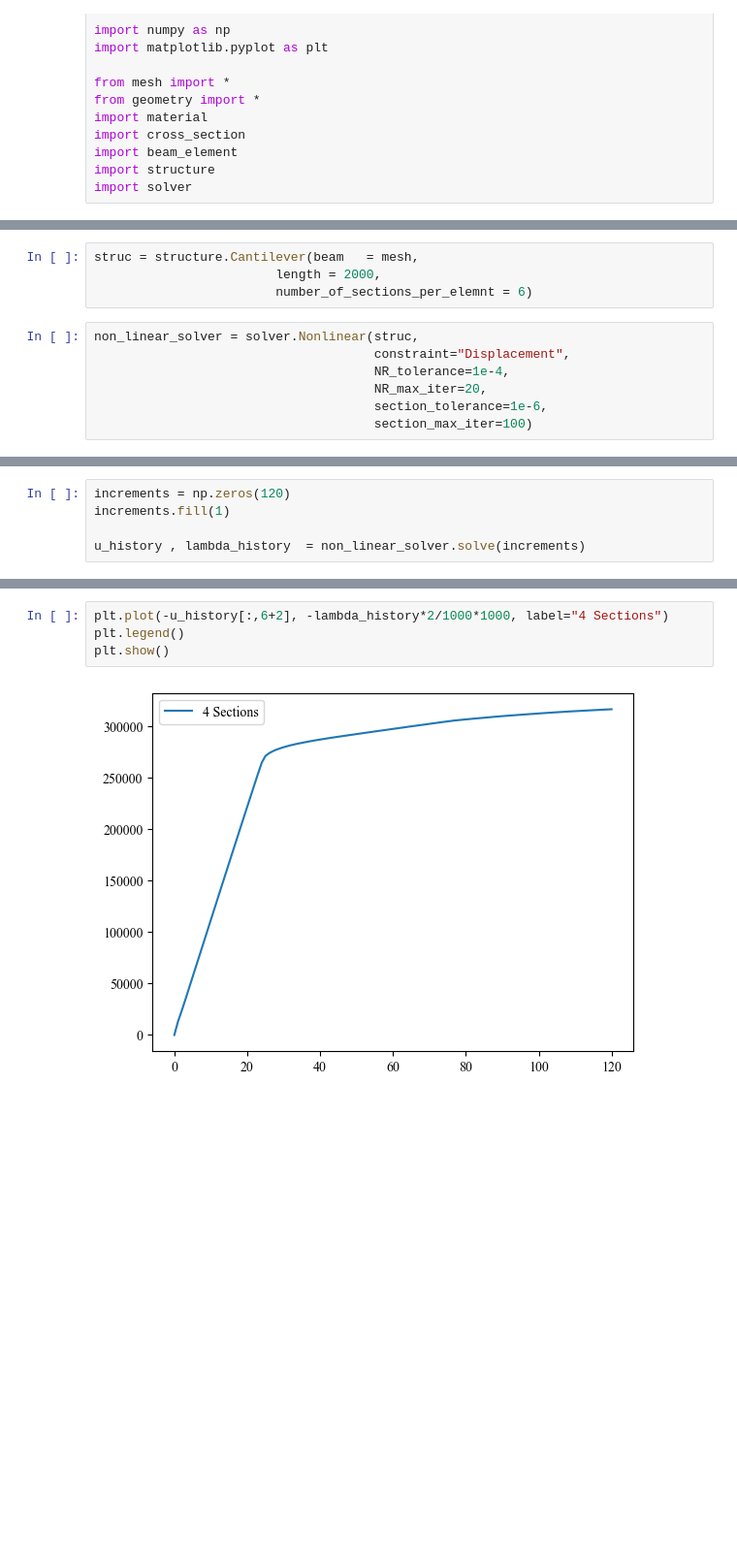
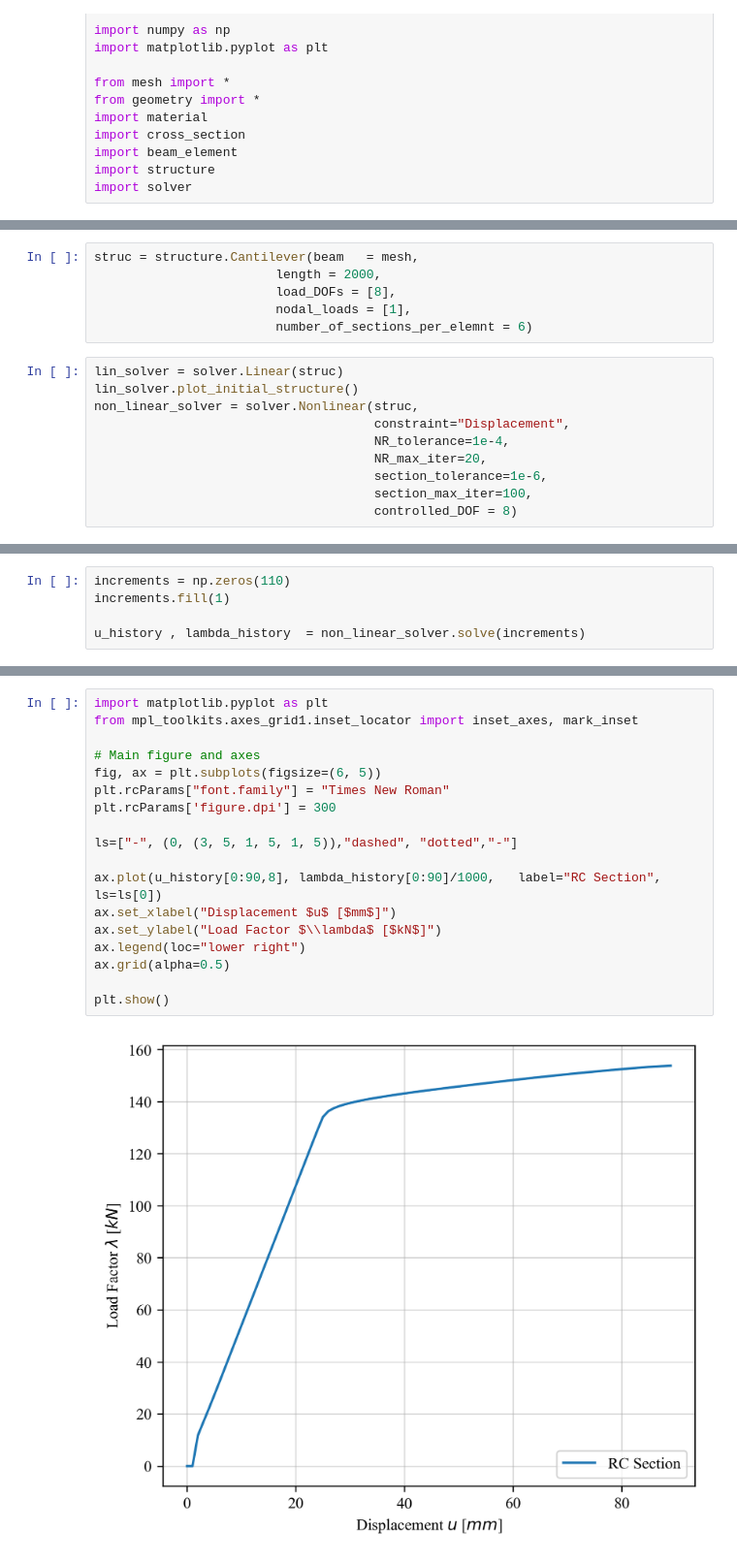
Before and after one commit to fabberne/code, a Jupyter notebook: 03_fiber_element_solver/RC_sections_Displacement.ipynb, the cells around one changed output, grey strips where cells are left out. Shown at 97% size. Drawn from its saved outputs; the diff is of its cells as text; blank space fills up the shorter version.

Commit message:
finalized some plots for presentation

```diff
--- a/03_fiber_element_solver/RC_sections_Displacement.ipynb
+++ b/03_fiber_element_solver/RC_sections_Displacement.ipynb
@@ -28,11 +28,16 @@ mesh.plot()
 # %%
 struc = structure.Cantilever(beam   = mesh,
 						length = 2000,
+						load_DOFs = [8],
+						nodal_loads = [1],
 						number_of_sections_per_elemnt = 6)
 # %%
+lin_solver = solver.Linear(struc)
+lin_solver.plot_initial_structure()
 non_linear_solver = solver.Nonlinear(struc,
 									 constraint="Displacement",
 									 NR_tolerance=1e-4,
 									 NR_max_iter=20,
 									 section_tolerance=1e-6,
-									 section_max_iter=100)
+									 section_max_iter=100,
+									 controlled_DOF = 8)
@@ -39,5 +46,5 @@ non_linear_solver = solver.Nonlinear(struc,
 # %%
-increments = np.zeros(120)
+increments = np.zeros(110)
 increments.fill(1)
 
 u_history , lambda_history  = non_linear_solver.solve(increments)
@@ -61,7 +68,21 @@ Load step 1 of 120
 NR Converged!
 # %%
-plt.plot(-u_history[:,6+2], -lambda_history*2/1000*1000, label="4 Sections")
-plt.legend()
+import matplotlib.pyplot as plt
+from mpl_toolkits.axes_grid1.inset_locator import inset_axes, mark_inset
+
+# Main figure and axes
+fig, ax = plt.subplots(figsize=(6, 5))
+plt.rcParams["font.family"] = "Times New Roman"
+plt.rcParams['figure.dpi'] = 300
+
+ls=["-", (0, (3, 5, 1, 5, 1, 5)),"dashed", "dotted","-"]
+
+ax.plot(u_history[0:90,8], lambda_history[0:90]/1000,   label="RC Section", ls=ls[0])
+ax.set_xlabel("Displacement $u$ [$mm$]")
+ax.set_ylabel("Load Factor $\\lambda$ [$kN$]")
+ax.legend(loc="lower right")
+ax.grid(alpha=0.5)
+
 plt.show()
 # %% [output]
-[figure, old version]
+[figure, new version]
```
Also changed, not shown: parts of 3 cells of this notebook, 6 other files.
